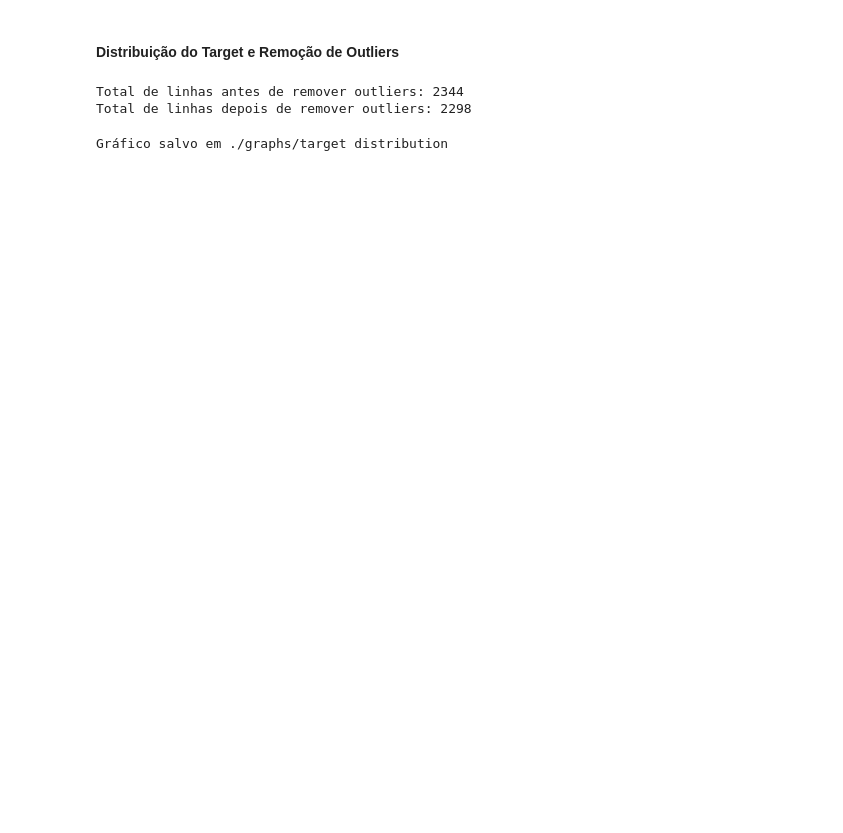
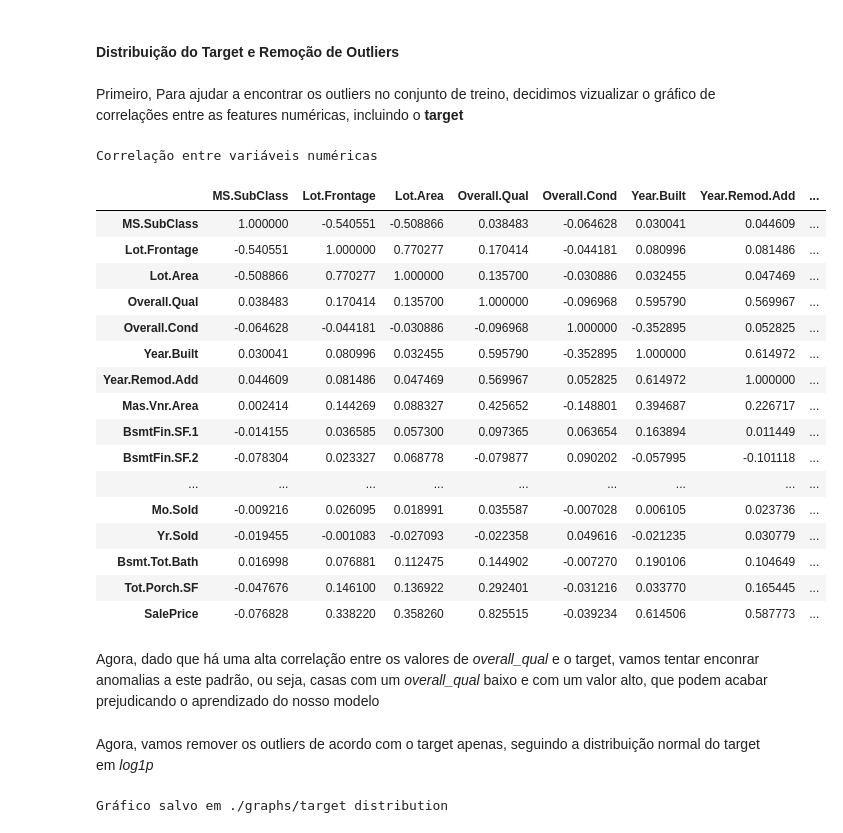
Before and after one commit to henriquebrnetto/projeto_ml_4sem, a Jupyter notebook: model.ipynb, the cells around one changed output. Cells and saved outputs as stored; diff of their text form; code cells hidden in the pictures; blank space fills up the shorter version.

```diff
--- a/model.ipynb
+++ b/model.ipynb
@@ -213,14 +249,42 @@ Gráfico salvo em ./graphs/x_train_log.png
 <img src="./graphs/x_train_log.png" alt="drawing" width="700"/>
 # %% [markdown]
 #### Distribuição do Target e Remoção de Outliers
-# %%
-# Agora, basta remover os outliers encontrados no target do dataset
-print(f"Total de linhas antes de remover outliers: {X_train.shape[0]}")
-X_train, y_train = remove_outliers(X_train, y_train)
-print(f"Total de linhas depois de remover outliers: {X_train.shape[0]}")
-# %% [output]
-Total de linhas antes de remover outliers: 2344
-Total de linhas depois de remover outliers: 2298
+# %% [markdown]
+Primeiro, Para ajudar a encontrar os outliers no conjunto de treino, decidimos vizualizar o gráfico de correlações entre as features numéricas, incluindo o **target**
+# %%
+#plot the correlation matrix
+
+X_train_y_train = pd.concat([X_train_log.select_dtypes(include='number'), np.log1p(y_train)], axis=1)
+
+display(X_train_y_train \
+    .corr() \
+    .style \
+    .background_gradient(cmap='coolwarm', axis=None) \
+    .set_table_attributes('style="width: 50%;"') \
+    .set_caption('Correlação entre variáveis numéricas'))
+# %% [output]
+Correlação entre variáveis numéricas
+|  | MS.SubClass | Lot.Frontage | Lot.Area | Overall.Qual | Overall.Cond | Year.Built | Year.Remod.Add | ... |
+| MS.SubClass | 1.000000 | -0.540551 | -0.508866 | 0.038483 | -0.064628 | 0.030041 | 0.044609 | ... |
+| Lot.Frontage | -0.540551 | 1.000000 | 0.770277 | 0.170414 | -0.044181 | 0.080996 | 0.081486 | ... |
+| Lot.Area | -0.508866 | 0.770277 | 1.000000 | 0.135700 | -0.030886 | 0.032455 | 0.047469 | ... |
+| Overall.Qual | 0.038483 | 0.170414 | 0.135700 | 1.000000 | -0.096968 | 0.595790 | 0.569967 | ... |
+| Overall.Cond | -0.064628 | -0.044181 | -0.030886 | -0.096968 | 1.000000 | -0.352895 | 0.052825 | ... |
+| Year.Built | 0.030041 | 0.080996 | 0.032455 | 0.595790 | -0.352895 | 1.000000 | 0.614972 | ... |
+| Year.Remod.Add | 0.044609 | 0.081486 | 0.047469 | 0.569967 | 0.052825 | 0.614972 | 1.000000 | ... |
+| Mas.Vnr.Area | 0.002414 | 0.144269 | 0.088327 | 0.425652 | -0.148801 | 0.394687 | 0.226717 | ... |
+| BsmtFin.SF.1 | -0.014155 | 0.036585 | 0.057300 | 0.097365 | 0.063654 | 0.163894 | 0.011449 | ... |
+| BsmtFin.SF.2 | -0.078304 | 0.023327 | 0.068778 | -0.079877 | 0.090202 | -0.057995 | -0.101118 | ... |
+| ... | ... | ... | ... | ... | ... | ... | ... | ... |
+| Mo.Sold | -0.009216 | 0.026095 | 0.018991 | 0.035587 | -0.007028 | 0.006105 | 0.023736 | ... |
+| Yr.Sold | -0.019455 | -0.001083 | -0.027093 | -0.022358 | 0.049616 | -0.021235 | 0.030779 | ... |
+| Bsmt.Tot.Bath | 0.016998 | 0.076881 | 0.112475 | 0.144902 | -0.007270 | 0.190106 | 0.104649 | ... |
+| Tot.Porch.SF | -0.047676 | 0.146100 | 0.136922 | 0.292401 | -0.031216 | 0.033770 | 0.165445 | ... |
+| SalePrice | -0.076828 | 0.338220 | 0.358260 | 0.825515 | -0.039234 | 0.614506 | 0.587773 | ... |
+# %% [markdown]
+Agora, dado que há uma alta correlação entre os valores de *overall_qual* e o target, vamos tentar enconrar anomalias a este padrão, ou seja, casas com um *overall_qual* baixo e com um valor alto, que podem acabar prejudicando o aprendizado do nosso modelo
+# %% [markdown]
+Agora, vamos remover os outliers de acordo com o target apenas, seguindo a distribuição normal do target em *log1p*
 # %%
 y_hist(y_train, 'target distribution')
 # %% [output]
```
Also changed, not shown: parts of 20 cells of this notebook, 4 other files.
